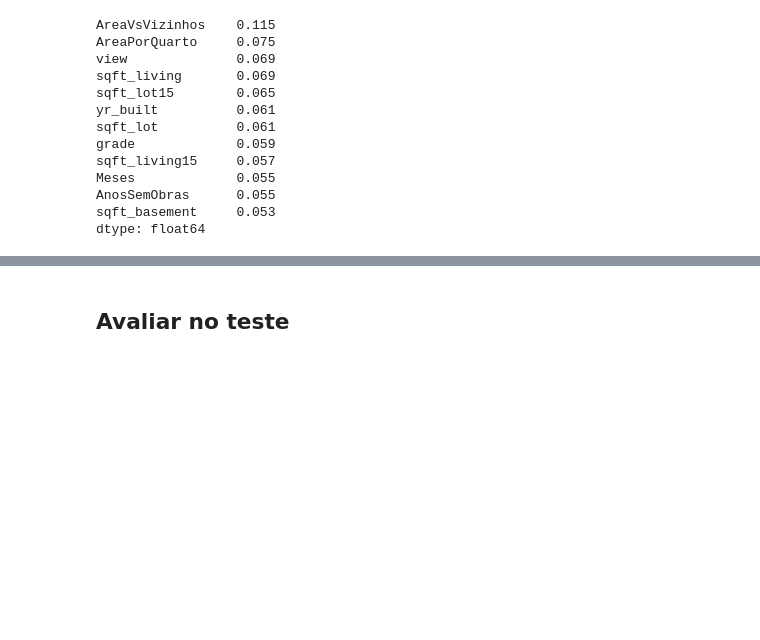
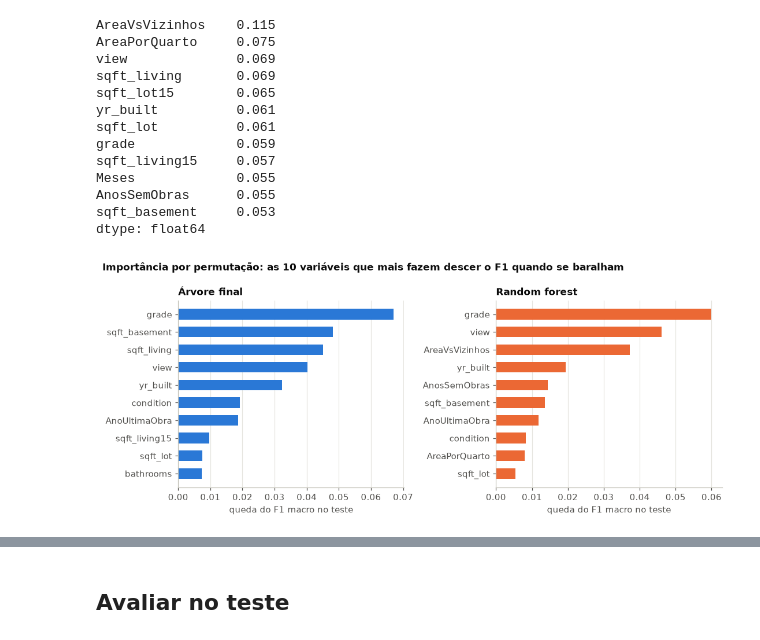
Before and after one commit to AnyTng/FAI26_P02_G09, a Jupyter notebook: 02_classify.ipynb, the cells around one changed output, grey strips where cells are left out. Saved outputs shown, nothing was run; the diff lists cells and outputs as text; code cells hidden in the pictures; blank space fills up the shorter version.

```diff
--- a/02_classify.ipynb
+++ b/02_classify.ipynb
@@ -545,4 +569,37 @@ Meses             0.055
 AnosSemObras      0.055
 sqft_basement     0.053
 dtype: float64
+# %%
+def importancia_permutacao(modelo, X, y, repeticoes=5):
+    """Quanto desce o F1 macro quando se baralham os valores de cada variável."""
+    rng = np.random.default_rng(SEMENTE)
+    base = f1_score(y, modelo.predict(X), average="macro")
+    quedas = {}
+    for coluna in X.columns:
+        valores = []
+        for _ in range(repeticoes):
+            X_baralhado = X.copy()
+            X_baralhado[coluna] = rng.permutation(X_baralhado[coluna].to_numpy())
+            valores.append(base - f1_score(y, modelo.predict(X_baralhado), average="macro"))
+        quedas[coluna] = np.mean(valores)
+    return pd.Series(quedas).sort_values(ascending=False)
+
+
+imp_arvore = importancia_permutacao(final, X_teste, y_teste)
+imp_forest = importancia_permutacao(forest, X_teste_forest, y_teste)
+
+fig, eixos = plt.subplots(1, 2, figsize=(10, 4.2))
+for ax, imp, cor, titulo in [(eixos[0], imp_arvore, AZUL, "Árvore final"), (eixos[1], imp_forest, LARANJA, "Random forest")]:
+    top = imp.head(10)[::-1]
+    ax.barh(top.index, top.values, color=cor, height=0.6)
+    ax.axvline(0, color="#c3c2b7", lw=1)
+    ax.set_title(titulo)
+    ax.set_xlabel("queda do F1 macro no teste")
+    ax.grid(axis="y", visible=False)
+fig.suptitle("Importância por permutação: as 10 variáveis que mais fazem descer o F1 quando se baralham",
+             x=0.01, ha="left", fontsize=11, fontweight="bold", color=TEXTO)
+fig.tight_layout()
+plt.show()
+# %% [output]
+[figure, added]
 # %% [markdown]
```
Also changed, not shown: parts of 17 cells of this notebook, 1 other file.
